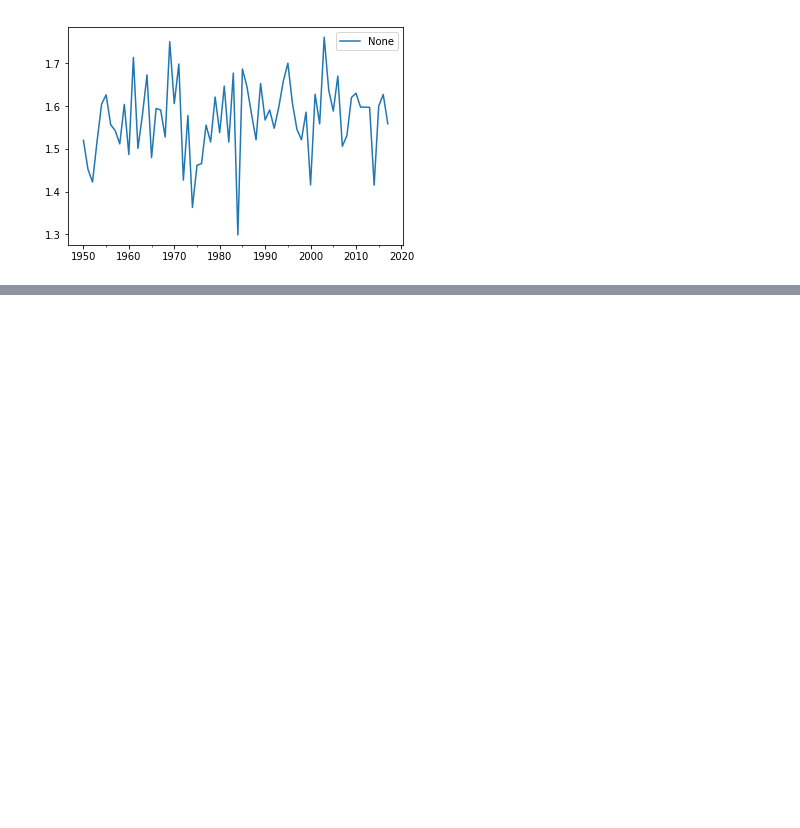
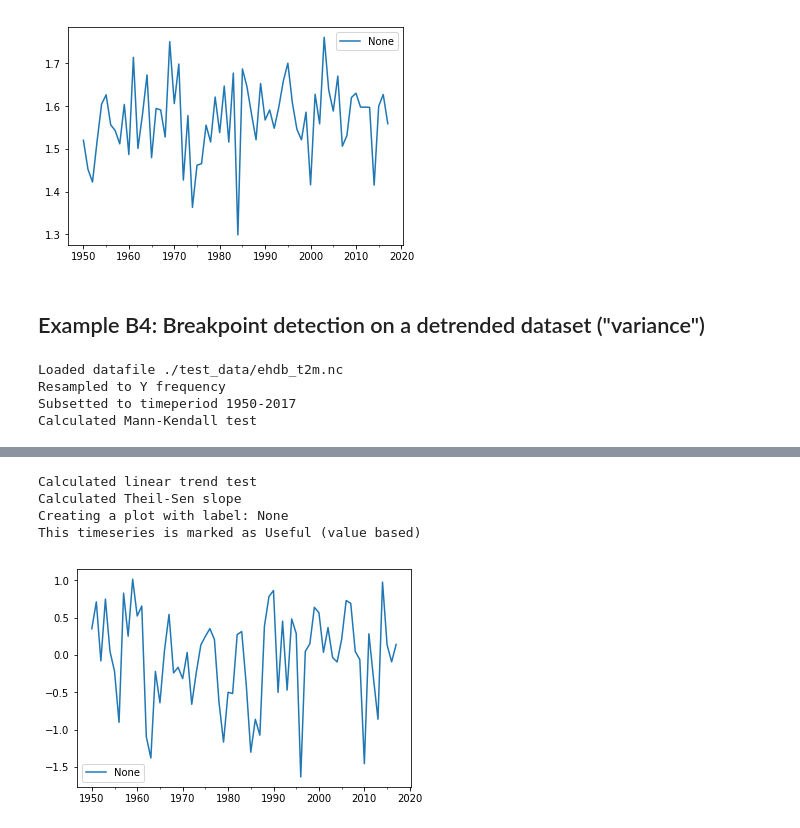
Before and after one commit to bascrezee/trend_framework, a Jupyter notebook: examples_general.ipynb, the cells around one changed output, grey strips where cells are left out. Drawn from its saved outputs; the diff is of its cells as text; code cells hidden in the pictures; blank space fills up the shorter version.

```diff
--- a/examples_general.ipynb
+++ b/examples_general.ipynb
@@ -71,3 +70,19 @@ Subsetted to timeperiod 1950-01-01-2017-12-31
 This timeseries is marked as Useful (variance based)
 Creating a plot with label: None
 [figure]
+# %% [markdown]
+## Example B4:  Breakpoint detection on a detrended dataset ("variance")
+# %%
+mydat = TrendLims1D('De Bilt')
+mydat.load_file('./test_data/ehdb_t2m.nc')
+mydat.resample('Y')
+mydat.subset(slice('1950','2017'))
+mydat.do_trends()
+mydat.remove_trend('trend_theilsen')
+mydat.plot()
+mydat.breakpoint_recipe_values()
+# %% [output]
+Loaded datafile ./test_data/ehdb_t2m.nc
+Resampled to Y frequency
+Subsetted to timeperiod 1950-2017
+Calculated Mann-Kendall test
@@ -73,0 +91,5 @@ Creating a plot with label: None
+Calculated linear trend test
+Calculated Theil-Sen slope
+Creating a plot with label: None
+This timeseries is marked as Useful (value based)
+[figure, added]
```
Also changed, not shown: parts of 12 cells of this notebook.
